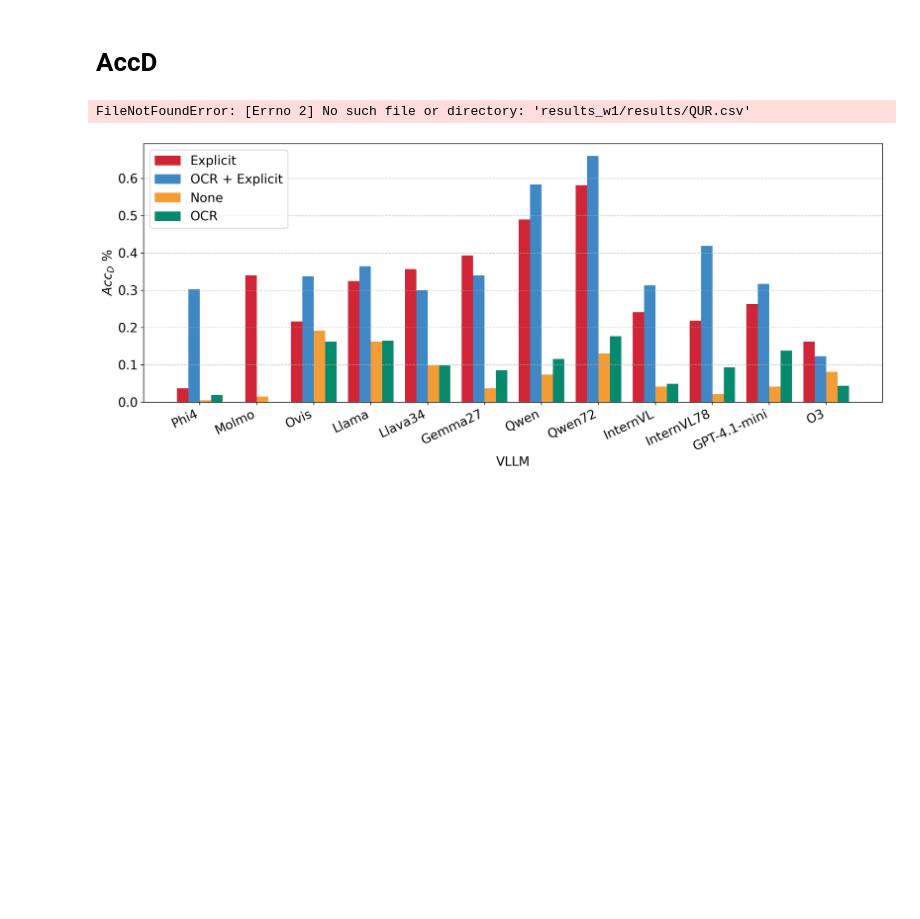
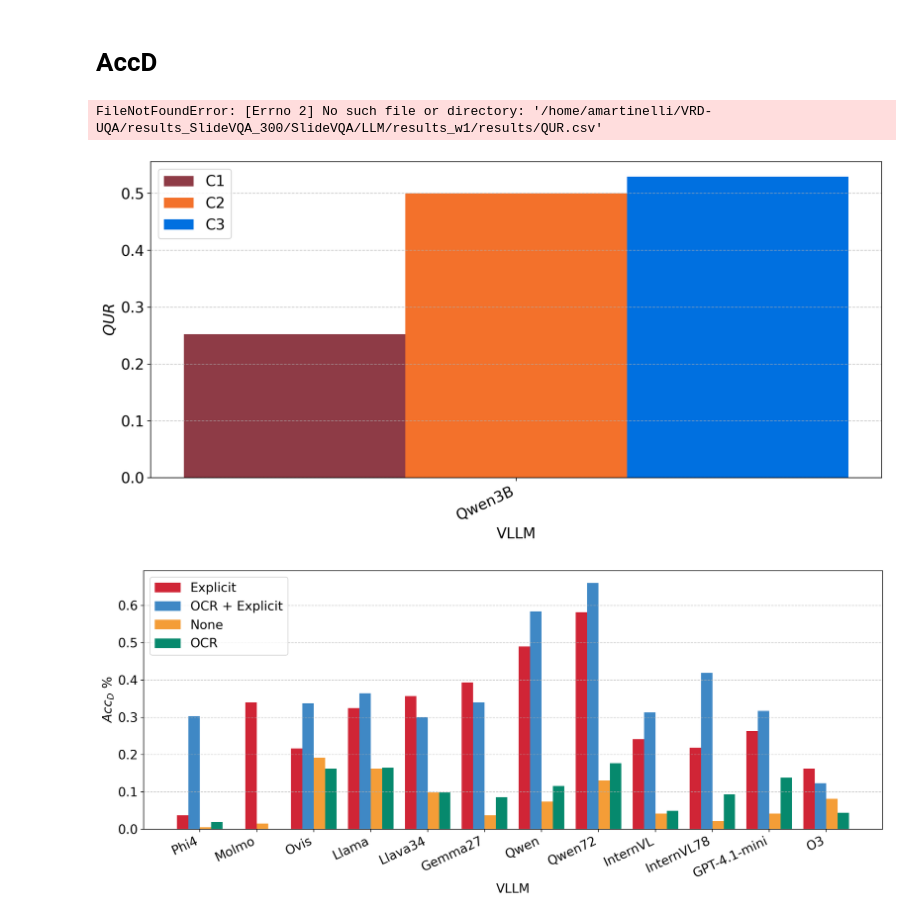
Before and after one commit to Alberto-Martinelli/VRD-UQA-2, a Jupyter notebook: VQA_analysis/pipeline/plots.ipynb, the cells around one changed output. Saved outputs shown, nothing was run; the diff lists cells and outputs as text; code cells hidden in the pictures; blank space fills up the shorter version.

Commit message:
Refactored Plots

```diff
--- a/VQA_analysis/pipeline/plots.ipynb
+++ b/VQA_analysis/pipeline/plots.ipynb
@@ -11,24 +11,29 @@ pd.set_option('display.max_rows', None)
 pd.set_option('display.width', 1000)
 # %%
 DATASET = "DUDE"
-RESULTS_BASE = "."  # directory containing results_w1/, results_w2/, etc.
+RESULTS_BASE = "/home/amartinelli/VRD-UQA/results_SlideVQA_300/SlideVQA/LLM"  # directory containing results_w1/, results_w2/, etc.
 
-MODELS = [
-    'Phi4', 'Molmo', 'Ovis', 'Llama', 'Llava34', 'Gemma27',
-    'Qwen', 'QwenOllama', 'InternVL3', 'InternVL378', 'GPT-4.1', 'O3',
-]
-MODEL_LABELS = [
-    'Phi4', 'Molmo', 'Ovis', 'Llama', 'Llava34', 'Gemma27',
-    'Qwen', 'Qwen72', 'InternVL', 'InternVL78', 'GPT-4.1-mini', 'O3',
-]
-MOLMO_IDX = MODELS.index('Molmo')
+# MODELS = [
+#     'Phi4', 'Molmo', 'Ovis', 'Llama', 'Llava34', 'Gemma27',
+#     'Qwen', 'QwenOllama', 'InternVL3', 'InternVL378', 'GPT-4.1', 'O3',
+# ]
+MODELS = ['Qwen3B']
+# MODEL_LABELS = [
+#     'Phi4', 'Molmo', 'Ovis', 'Llama', 'Llava34', 'Gemma27',
+#     'Qwen', 'Qwen72', 'InternVL', 'InternVL78', 'GPT-4.1-mini', 'O3',
+# ]
+MODEL_LABELS = ['Qwen3B']
+# MOLMO_IDX = MODELS.index('Molmo')
 
 W_COLORS          = ['#3F9F19', '#FFB60A', '#703AA6']
 COMPLEXITY_COLORS = ['#8E3B46', '#F3712B', '#0070E0']
 CONDITION_COLORS  = ['#D02536', '#3F88C5', '#F49D37', '#06896D']
 
-os.makedirs("plots/QUR", exist_ok=True)
-os.makedirs("plots/UR",  exist_ok=True)
+QUR_PLOT_DIR = f"{RESULTS_BASE}/plots/QUR"
+UR_PLOT_DIR = f"{RESULTS_BASE}/plots/UR"
+
+os.makedirs(QUR_PLOT_DIR, exist_ok=True)
+os.makedirs(UR_PLOT_DIR,  exist_ok=True)
 # %%
 def load_metric(folder, metric_file, row, models=None):
     """Load a metric CSV and return the specified row as a numpy array.
@@ -96,22 +101,24 @@ bar_chart(
     group_labels=["W1", "W2", "W3"],
     colors=W_COLORS,
     ylabel="$QUR$",
-    savepath=f"plots/QUR/{DATASET}_QUR_Wcomparison.pdf",
+    savepath=f"{QUR_PLOT_DIR}/{DATASET}_QUR_Wcomparison.pdf",
 )
 # %% [output]
-FileNotFoundError: [Errno 2] No such file or directory: 'results_w1/results/QUR.csv'
+FileNotFoundError: [Errno 2] No such file or directory: '/home/amartinelli/VRD-UQA/results_SlideVQA_300/SlideVQA/LLM/results_w1/results/QUR.csv'
 # %%
 # QUR by corruption complexity for W1 (C1=easy, C2=medium, C3=hard)
-data = [load_metric("results_w1", "QUR", key) for key in ["QUR_C1", "QUR_C2", "QUR_C3"]]
+data = [load_metric("results_w2_UNABLE_fewshot_mixed_2_qwen25vl_lora_smoke", "QUR", key) for key in ["QUR_C1", "QUR_C2", "QUR_C3"]]
 
 bar_chart(
     data,
     group_labels=["C1", "C2", "C3"],
     colors=COMPLEXITY_COLORS,
     ylabel="$QUR$",
-    savepath=f"plots/QUR/{DATASET}_QUR_Ccomparison.pdf",
+    savepath=f"{QUR_PLOT_DIR}/{DATASET}_QUR_Ccomparison.pdf",
     figsize=(12, 6),
 )
+# %% [output]
+[figure, added]
 # %%
 # QUR across inference conditions: unanswerability prompt (Explicit/None) × OCR injection
 folders = ["results_w1", "results_w1_ocr", "results_w1_unable", "results_w1_ocr_unable"]
```
